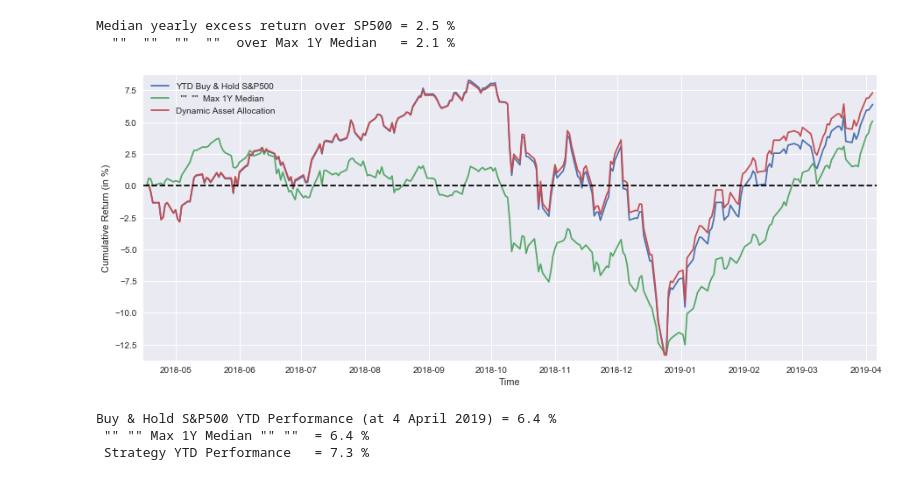
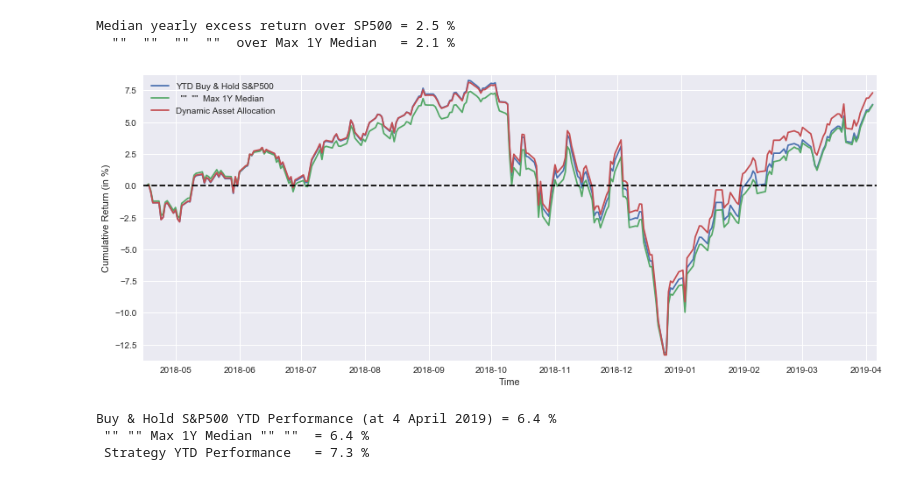
Before and after one commit to LongOnly/Quantitative-Notebooks, a Jupyter notebook: AssetAllocation.ipynb, the cells around one changed output. Saved outputs shown, nothing was run; the diff lists cells and outputs as text; code cells hidden in the pictures.

Commit message:
Fixing the last plot
had the wrong series being plotted

```diff
--- a/AssetAllocation.ipynb
+++ b/AssetAllocation.ipynb
@@ -293,20 +293,20 @@ Median yearly excess return over SP500 = 2.5 %
   ""  ""  ""  ""  over Max 1Y Median   = 2.1 %
 # %%
 plt.figure(figsize=(15,6))
-plt.plot(YTD_SP*100,       label='YTD Buy & Hold S&P500')
-plt.plot(YTD_25Each*100,   label='  ""  ""  Max 1Y Median')
-plt.plot(DynAssAllytd*100, label='Dynamic Asset Allocation')
+plt.plot(YTD_SP*100,         label='YTD Buy & Hold S&P500')
+plt.plot(YTD_max_median*100, label='  ""  ""  Max 1Y Median')
+plt.plot(DynAssAllytd*100,   label='Dynamic Asset Allocation')
 plt.xlabel('Time')
 plt.ylabel('Cumulative Return (in %)')
 plt.margins(x=0.005,y=0.02)
 plt.axhline(y=0, xmin=0, xmax=1, linestyle='--', color='k')
 plt.legend()
 plt.show()
 print('Buy & Hold S&P500 YTD Performance (at 4 April 2019) =',round(float(YTD_SP[-1:]*100),1),'%')
 print(' "" "" Max 1Y Median "" ""  =',round(float(YTD_max_median[-1:]*100),1),'%')
 print(' Strategy YTD Performance   =',round(float(DynAssAllytd[-1:]*100),1),'%')
 # %% [output]
-[figure, old version]
+[figure, new version]
 Buy & Hold S&P500 YTD Performance (at 4 April 2019) = 6.4 %
  "" "" Max 1Y Median "" ""  = 6.4 %
  Strategy YTD Performance   = 7.3 %
```
